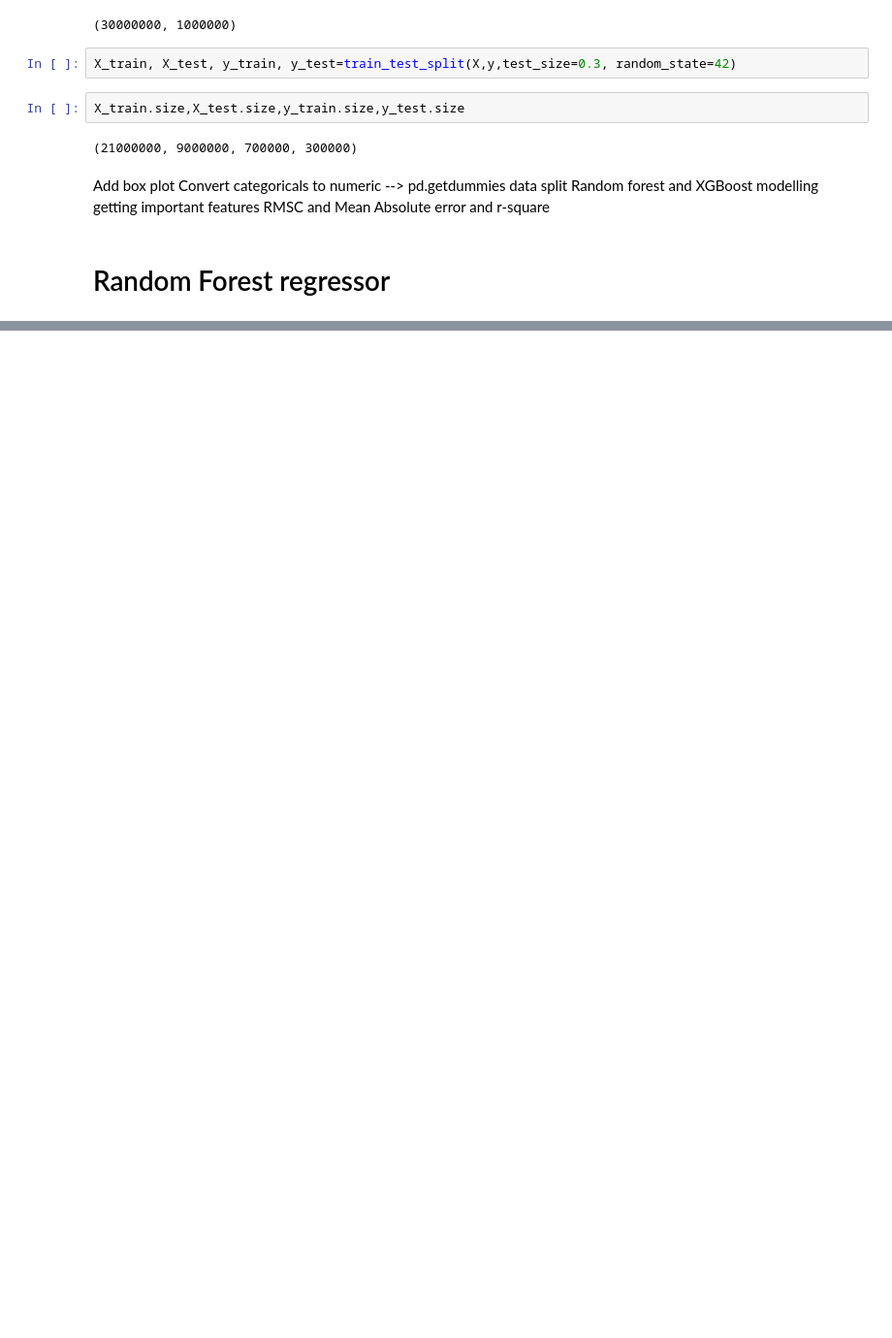
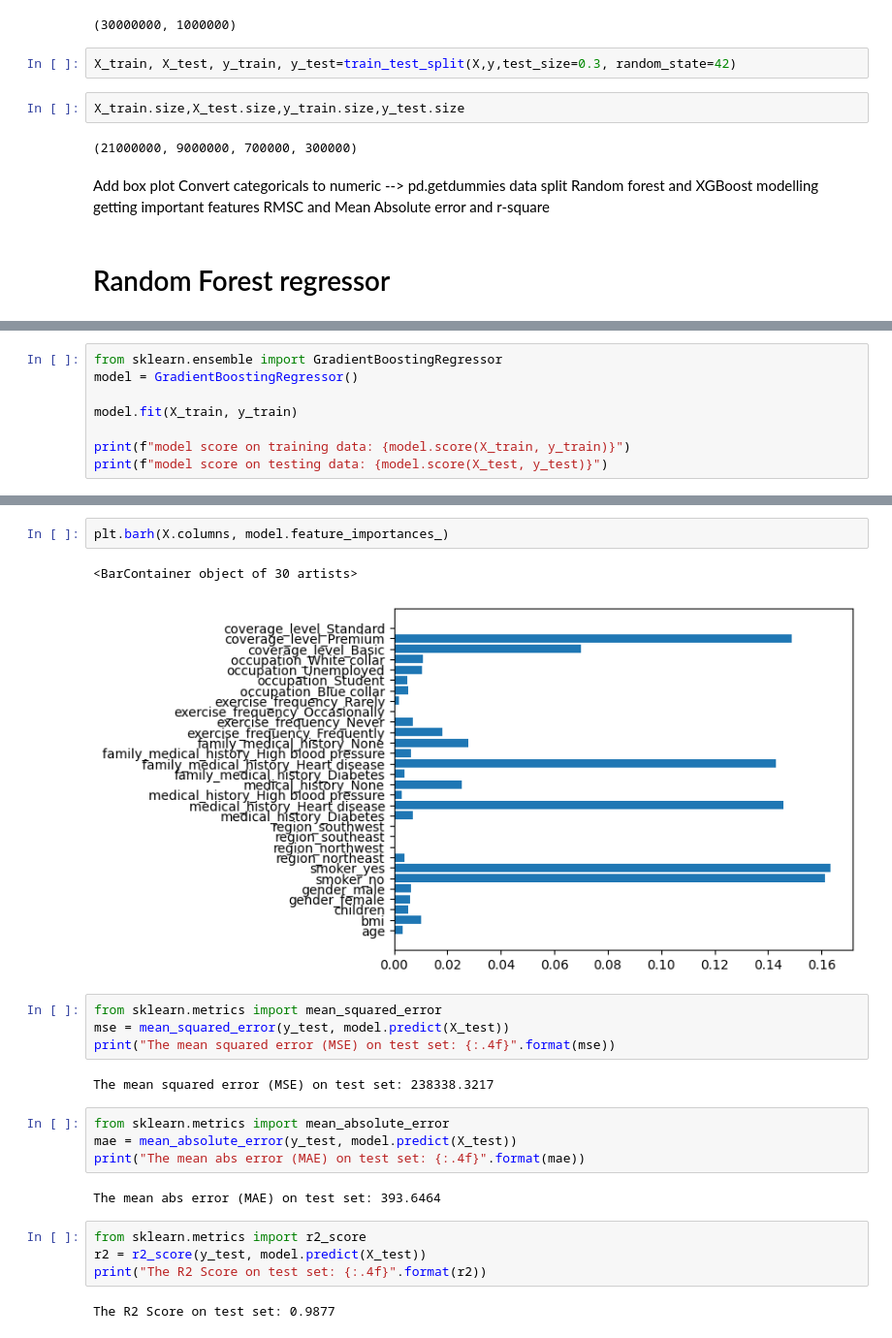
Before and after one commit to hsbidkar/Intrvu.ai, a Jupyter notebook: InsurancePremiumPrediction.ipynb, the cells around one changed output, grey strips where cells are left out. Shown at 97% size. Saved outputs shown, nothing was run; the diff lists cells and outputs as text; blank space fills up the shorter version.

```diff
--- a/InsurancePremiumPrediction.ipynb
+++ b/InsurancePremiumPrediction.ipynb
@@ -222,0 +239,8 @@ plt.barh(X.columns, model.feature_importances_)
+# %%
+from sklearn.ensemble import GradientBoostingRegressor
+model = GradientBoostingRegressor()
+
+model.fit(X_train, y_train)
+
+print(f"model score on training data: {model.score(X_train, y_train)}")
+print(f"model score on testing data: {model.score(X_test, y_test)}")
@@ -222,0 +261,23 @@ plt.barh(X.columns, model.feature_importances_)
+# %%
+plt.barh(X.columns, model.feature_importances_)
+# %% [output]
+<BarContainer object of 30 artists>
+[figure, added]
+# %%
+from sklearn.metrics import mean_squared_error
+mse = mean_squared_error(y_test, model.predict(X_test))
+print("The mean squared error (MSE) on test set: {:.4f}".format(mse))
+# %% [output]
+The mean squared error (MSE) on test set: 238338.3217
+# %%
+from sklearn.metrics import mean_absolute_error
+mae = mean_absolute_error(y_test, model.predict(X_test))
+print("The mean abs error (MAE) on test set: {:.4f}".format(mae))
+# %% [output]
+The mean abs error (MAE) on test set: 393.6464
+# %%
+from sklearn.metrics import r2_score
+r2 = r2_score(y_test, model.predict(X_test))
+print("The R2 Score on test set: {:.4f}".format(r2))
+# %% [output]
+The R2 Score on test set: 0.9877
```
Also changed, not shown: parts of 13 cells of this notebook.
